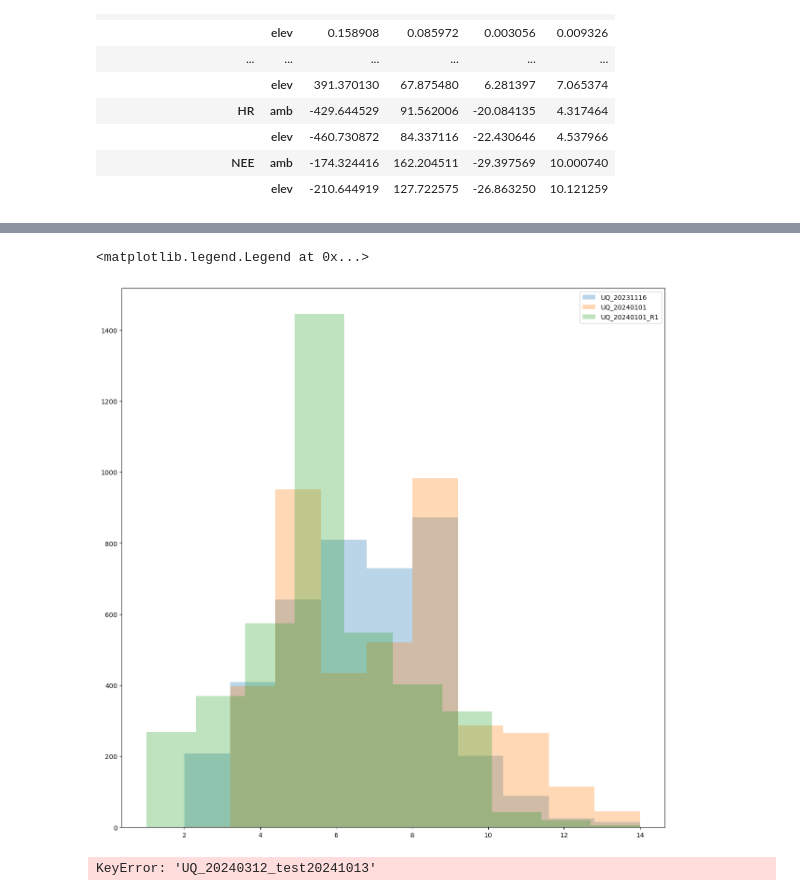
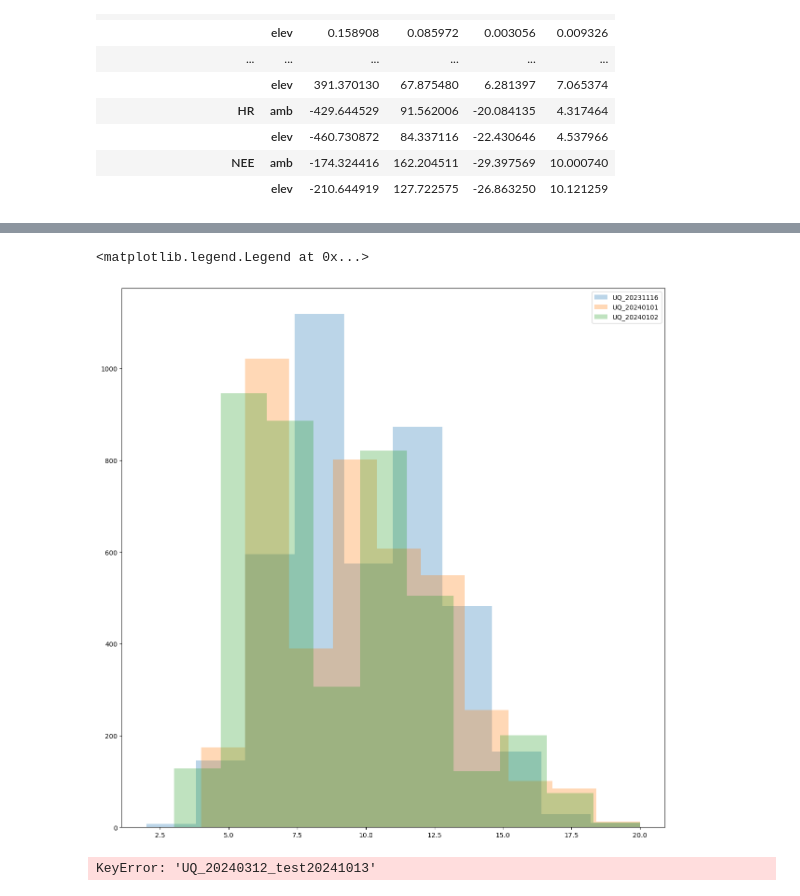
Before and after one commit to ypwong22/elm_nutrients, a Jupyter notebook: uq_examine_sensitivity.ipynb, the cells around one changed output, grey strips where cells are left out. Cells and saved outputs as stored; diff of their text form; code cells hidden in the pictures.

Commit message:
try alternative criteria on shrub selection

```diff
--- a/uq_examine_sensitivity.ipynb
+++ b/uq_examine_sensitivity.ipynb
@@ -14,7 +14,7 @@ from scipy.stats import gaussian_kde
 import seaborn as sns
 
 
-prefix_list = ['UQ_20231116', 'UQ_20240101', 'UQ_20240101_R1']
+prefix_list = ['UQ_20231116', 'UQ_20240101', 'UQ_20240102']
 N_list = [4000, 4000, 4000]
 BLOCK_LIST = [200, 200, 200]
 VAR_LIST = ['AGBiomass_Spruce', 'AGBiomass_Tamarack', 'AGBiomass_Shrub',
@@ -132,8 +132,7 @@ for quantity in ['mean', 'slope']:
 # %%
-#prefix_of_interest = 'UQ_20240323_test20241120'
 #prefix_of_interest = 'UQ_20231116'
-#prefix_of_interest = 'UQ_20240323_test20241121'
-prefix_of_interest = 'UQ_20240101'
+#prefix_of_interest = 'UQ_20240101'
+prefix_of_interest = 'UQ_20240102'
 
 VAR_SUBSET =  ['AGNPP_Spruce','AGNPP_Tamarack','AGNPP_Shrub', 'NPP_moss',
                'BGNPP_TreeShrub','NPP','HR']
@@ -154,6 +153,21 @@ obs_slope_std = collection_obs.values.reshape(-1, 2, 4)[ind_list, :, 3].reshape(
 sim_mean = collection_sim[prefix_of_interest][:, ind_list, :][:,:,:,0].reshape(-1, 2*len(ind_list))
 sim_slope = collection_sim[prefix_of_interest][:, ind_list, :][:,:,:,2].reshape(-1, 2*len(ind_list))
 
+# first rank by the number of variables within observed uncertainty interval,
+# then, choose the one with best shrub mean and slope
+total_within_obs = np.sum((sim_mean >= (obs_mean - obs_mean_std)) & \
+                          (sim_mean <= (obs_mean + obs_mean_std)), axis = 1) + \
+                   np.sum((sim_slope >= (obs_slope - obs_slope_std)) & \
+                          (sim_slope <= (obs_slope + obs_slope_std)), axis = 1)
+best_subset = []
+unique_values = np.unique(total_within_obs)
+count = 1
+#while (len(best_subset) < 200):
+while (count <= 3):
+    max_val = unique_values[-count]
+    best_subset = np.where(total_within_obs >= max_val)[0]
+    count = count + 1
+
 # use mean absolute percentage error
 # skip NPP
 # rmse_weights = np.repeat(np.array([1, 1, 1, 1, 1, 0, 1]), 2)
@@ -161,20 +175,22 @@ sim_slope = collection_sim[prefix_of_interest][:, ind_list, :][:,:,:,2].reshape(
 #                    axis = 1)
 #rmse_slope = np.mean(np.abs(sim_slope - obs_slope) / np.abs(obs_slope) * rmse_weights,
 #                        axis = 1)
-rmse_weights = np.repeat(np.array([1, 1, 1, 0, 1, 0, 1]), 2).reshape(1,-1)
+rmse_weights = np.repeat(np.array([1, 1, 1, 1, 1, 0, 1]), 2).reshape(1,-1)
 #rmse_mean = np.sum((np.power(sim_mean - obs_mean, 2) / np.power(obs_mean, 2)
 #                    )*rmse_weights, axis = 1)
 #rmse_slope = np.sum((np.power(sim_slope - obs_slope, 2) / np.power(obs_slope, 2)
 #                     )*rmse_weights, axis = 1)
-rmse_mean = np.mean((np.abs(sim_mean - obs_mean) / np.abs(obs_mean)
+rmse_mean = np.mean((np.abs(sim_mean[best_subset,:] - obs_mean) / np.abs(obs_mean)
                              )*rmse_weights, axis = 1)
-rmse_slope = np.mean((np.abs(sim_slope - obs_slope) / np.abs(obs_slope)
+rmse_slope = np.mean((np.abs(sim_slope[best_subset,:] - obs_slope) / np.abs(obs_slope)
                              )*rmse_weights, axis = 1)
 rmse_tot = rmse_mean + rmse_slope
-n_best_ind = 5
-best_inds = np.argpartition(rmse_tot, n_best_ind)[:n_best_ind]
+n_best_ind = min(5, len(best_subset)-1)
+best_inds_in_subset = np.argpartition(rmse_tot, n_best_ind)[:n_best_ind]
+best_inds = best_subset[best_inds_in_subset]
+
+print(f'top {n_best_ind} best rmses = ', rmse_tot[best_inds_in_subset])
 print(f'top {n_best_ind} best runs = ', best_inds + 1)
-print(f'top {n_best_ind} best rmses = ', rmse_tot[best_inds])
-best_ind = np.nanargmin(rmse_tot)
+best_ind = best_subset[np.nanargmin(rmse_tot)]
 print('best run = ', best_ind + 1)
 # %% [output]
@@ -402,35 +418,35 @@ ind_list = np.array(ind_list)
 
 #
 npre = len(prefix_list)
 
 #
 obs_mean = collection_obs.values.reshape(-1, 2, 4)[ind_list, :, 0].reshape(1,-1)
 obs_mean_std = collection_obs.values.reshape(-1, 2, 4)[ind_list, :, 1].reshape(1,-1)
 obs_slope = collection_obs.values.reshape(-1, 2, 4)[ind_list, :, 2].reshape(1,-1)
 obs_slope_std = collection_obs.values.reshape(-1, 2, 4)[ind_list, :, 3].reshape(1,-1)
 
 #
-rmse_weights = np.repeat(np.array([1, 1, 1, 0, 0, 0, 1]), 4).reshape(1,-1)
+rmse_weights = np.repeat(np.array([1, 1, 1, 1, 1, 0, 1]), 4).reshape(1,-1)
 
 #
 fig, ax = plt.subplots(figsize = (15, 15))
 for i, prefix in enumerate(prefix_list):
     sim_mean = collection_sim[prefix][:, ind_list, :][:,:,:,0].reshape(-1, 2*len(ind_list))
     sim_slope = collection_sim[prefix][:, ind_list, :][:,:,:,2].reshape(-1, 2*len(ind_list))
 
     temp = np.concatenate(
         [(sim_mean < (obs_mean + obs_mean_std)) & (sim_mean > (obs_mean - obs_mean_std)),
          (sim_slope < (obs_slope + obs_slope_std)) & (sim_slope > (obs_slope - obs_slope_std))],
         axis = 1
     )
 
     temp = temp * rmse_weights
 
     ax.hist(np.sum(temp, axis = 1), alpha = 0.3, label = prefix)
 ax.legend()
 # %% [output]
 <matplotlib.legend.Legend at 0x...>
-[figure, old version]
+[figure, new version]
 # %%
 # Across the sensitivity parameters, check relationship between HR mean and shrub slope
 # Make a nicer graph that overlays the top 10 best runs of each prefix_list
```
Also changed, not shown: parts of 5 cells of this notebook, 3 other files.
